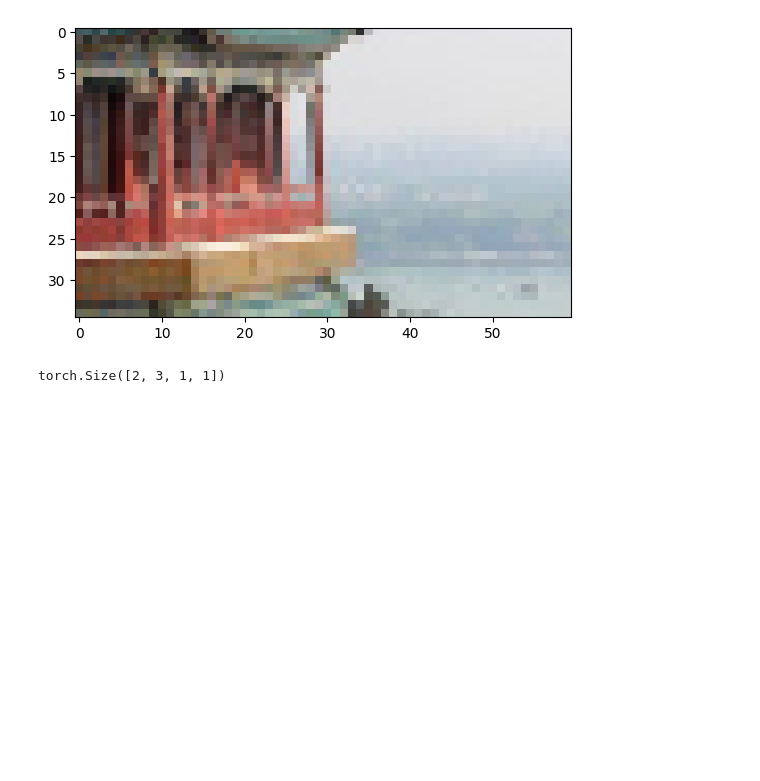
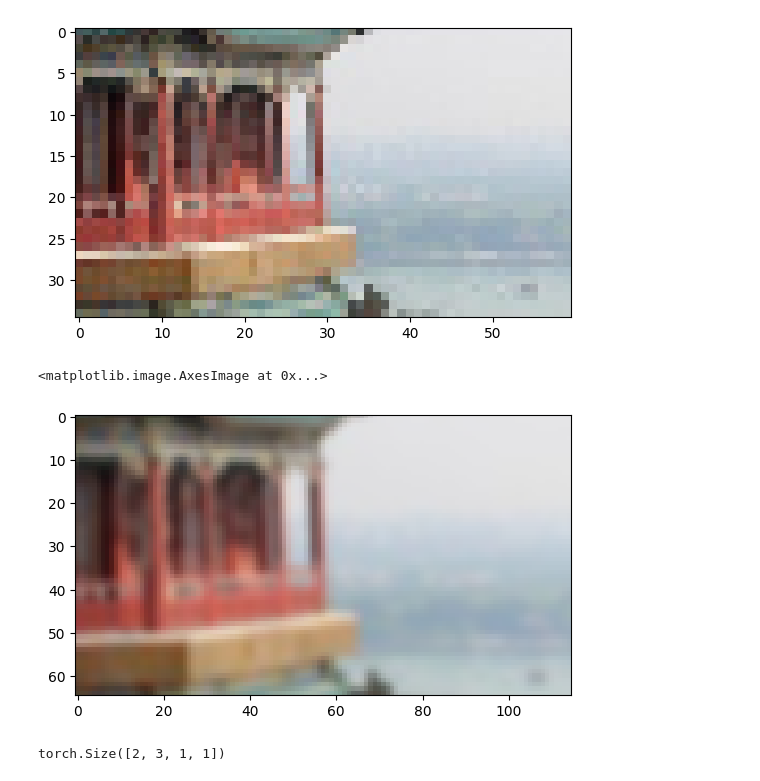
Before and after one commit to smammadl/ds_course, a Jupyter notebook: module4_dl/07_cnn.ipynb, the cells around one changed output. Saved outputs shown, nothing was run; the diff lists cells and outputs as text; code cells hidden in the pictures; blank space fills up the shorter version.

```diff
--- a/module4_dl/07_cnn.ipynb
+++ b/module4_dl/07_cnn.ipynb
@@ -251,6 +239,17 @@ torch.Size([2, 3, 70, 120])
 torch.Size([2, 3, 35, 60])
 <matplotlib.image.AxesImage at 0x...>
 [figure]
+# %%
+pooling_layer = nn.AvgPool2d(kernel_size=2, stride=1)
+
+output = pooling_layer(cropped_images)
+for i in range(4):
+    output = pooling_layer(output)
+
+plt.imshow(output[0].permute(1, 2, 0))
+# %% [output]
+<matplotlib.image.AxesImage at 0x...>
+[figure, added]
 # %%
 global_avg_pool = nn.AvgPool2d(kernel_size=(70, 120))
 output = global_avg_pool(cropped_images)
```
Also changed, not shown: parts of 29 cells of this notebook.
